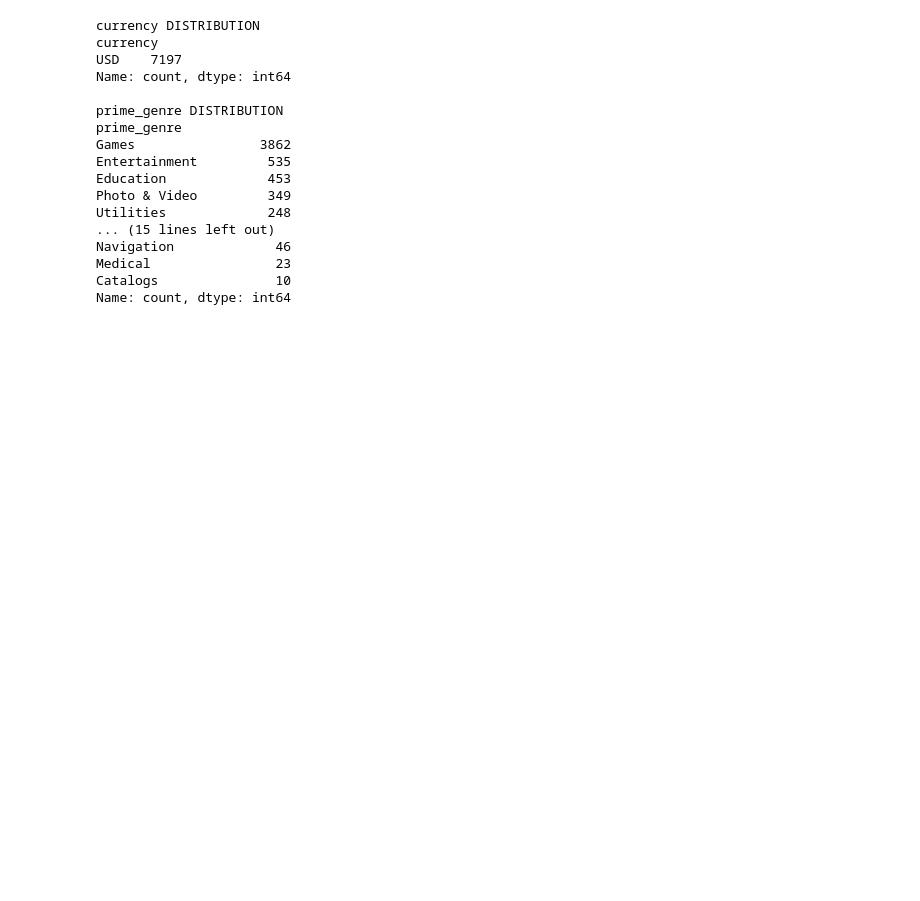
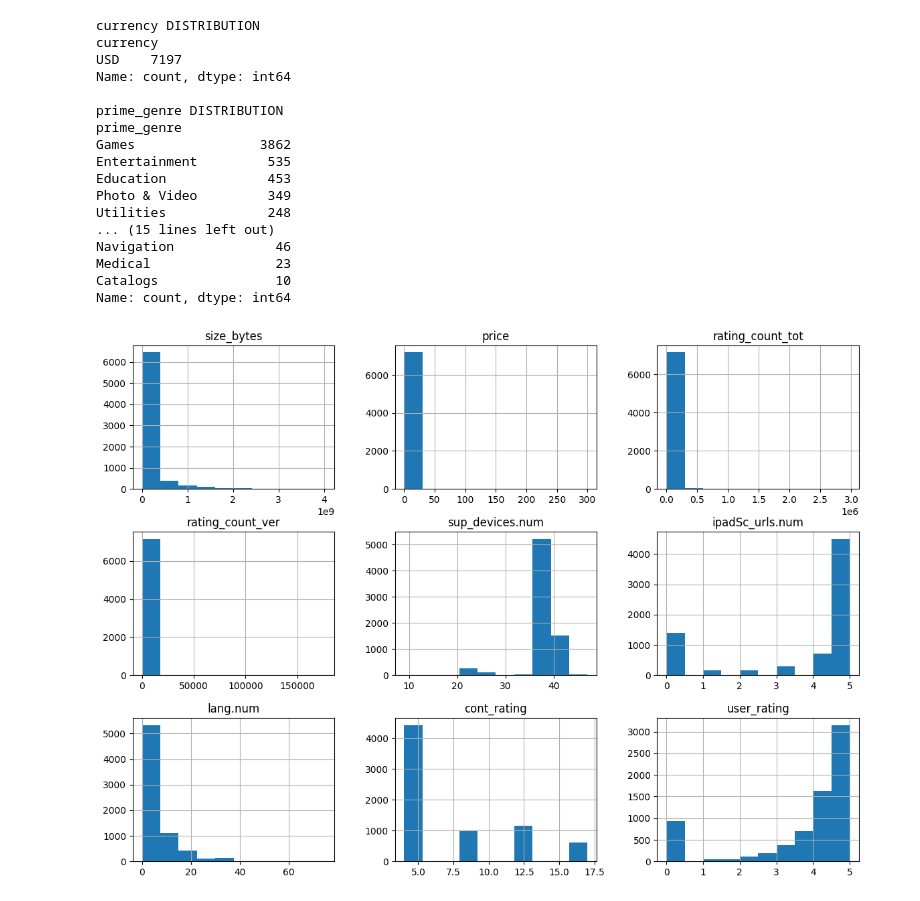
Before and after one commit to Feqqf/Machine_learning_colab, a Jupyter notebook: seminar_1.ipynb, the cells around one changed output. Drawn from its saved outputs; the diff is of its cells as text; code cells hidden in the pictures; blank space fills up the shorter version.

```diff
--- a/seminar_1.ipynb
+++ b/seminar_1.ipynb
@@ -103,3 +103,9 @@ Name: count, dtype: int64
 # Как мы видим, в колонке currency только одно значение, можно колонку убрать
 data = data.drop(columns=['currency'])
 cat_cols.remove('currency')
+# %%
+# Посмотрим на распредление величин
+data.hist(column=num_cols+cat_cols+[target_col], figsize=(14, 10))
+None
+# %% [output]
+[figure, added]
```
Also changed, not shown: parts of 10 cells of this notebook.
